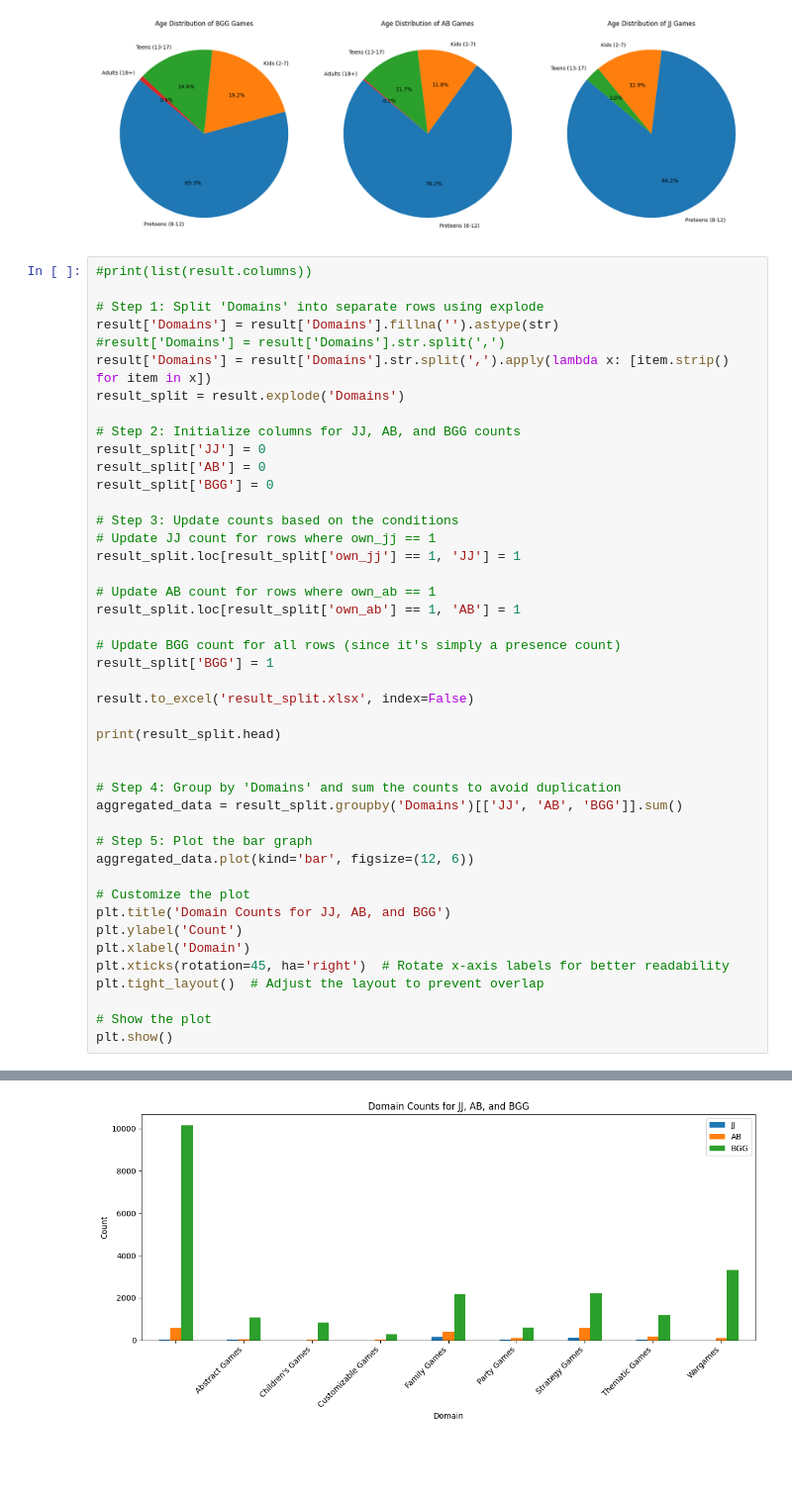
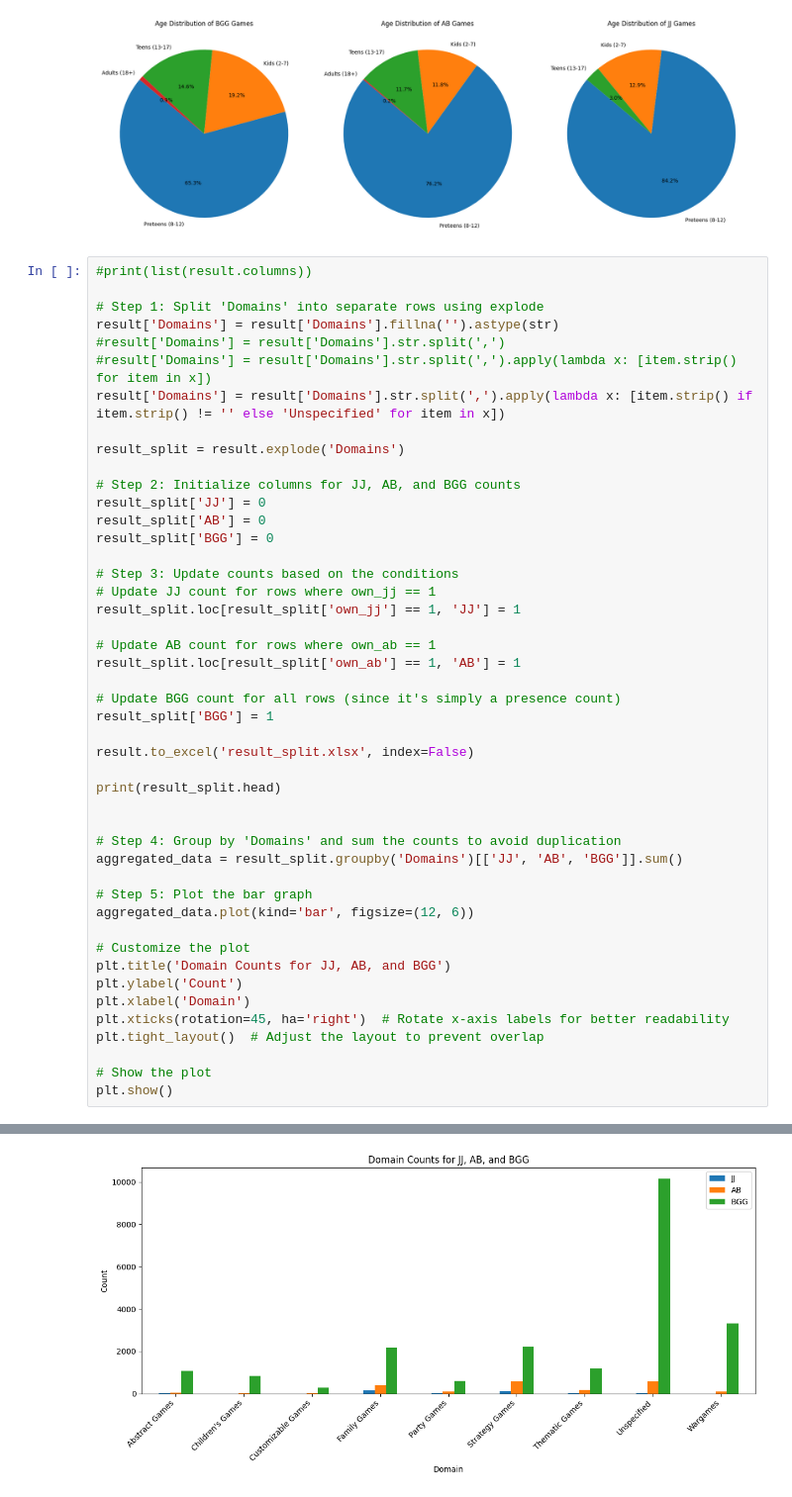
Before and after one commit to tanis2116/Board_Game_Analysis, a Jupyter notebook: Board Game Analsyis.ipynb, the cells around one changed output, grey strips where cells are left out. Shown at 99% size. Drawn from its saved outputs; the diff is of its cells as text; blank space fills up the shorter version.

Commit message:
handled blanks/nulls for domains

```diff
--- a/Board Game Analsyis.ipynb
+++ b/Board Game Analsyis.ipynb
@@ -119,7 +119,9 @@ Out of the total 20327 games listed on Board Games Geek, Adam has 1757 or 8.64%
 # Step 1: Split 'Domains' into separate rows using explode
 result['Domains'] = result['Domains'].fillna('').astype(str)
 #result['Domains'] = result['Domains'].str.split(',')
-result['Domains'] = result['Domains'].str.split(',').apply(lambda x: [item.strip() for item in x])
+#result['Domains'] = result['Domains'].str.split(',').apply(lambda x: [item.strip() for item in x])
+result['Domains'] = result['Domains'].str.split(',').apply(lambda x: [item.strip() if item.strip() != '' else 'Unspecified' for item in x])
+
 result_split = result.explode('Domains')
 
 # Step 2: Initialize columns for JJ, AB, and BGG counts
@@ -148,31 +150,31 @@ aggregated_data = result_split.groupby('Domains')[['JJ', 'AB', 'BGG']].sum()
 # Step 5: Plot the bar graph
 aggregated_data.plot(kind='bar', figsize=(12, 6))
 
 # Customize the plot
 plt.title('Domain Counts for JJ, AB, and BGG')
 plt.ylabel('Count')
 plt.xlabel('Domain')
 plt.xticks(rotation=45, ha='right')  # Rotate x-axis labels for better readability
 plt.tight_layout()  # Adjust the layout to prevent overlap
 
 # Show the plot
 plt.show()
 # %% [output]
 <bound method NDFrame.head of              ID                       Name  Year Published  Min Players  \
 0      174430.0                 Gloomhaven          2017.0            1
 0      174430.0                 Gloomhaven          2017.0            1
 1      161936.0  Pandemic Legacy: Season 1          2015.0            2
 1      161936.0  Pandemic Legacy: Season 1          2015.0            2
 2      224517.0          Brass: Birmingham          2018.0            2
 ...         ...                        ...             ...          ...
 20346    7316.0                      Bingo          1530.0            2
 20347    5048.0                 Candy Land          1949.0            2
 20348    5432.0         Chutes and Ladders          -200.0            2
 20349   11901.0                Tic-Tac-Toe         -1300.0            2
 20349   11901.0                Tic-Tac-Toe         -1300.0            2
 ... (37 lines left out)
 20349             4+            4        Kids (2-7)   0   0    1
 20349             4+            4        Kids (2-7)   0   0    1
 
 [21857 rows x 120 columns]>
-[figure, old version]
+[figure, new version]
```
